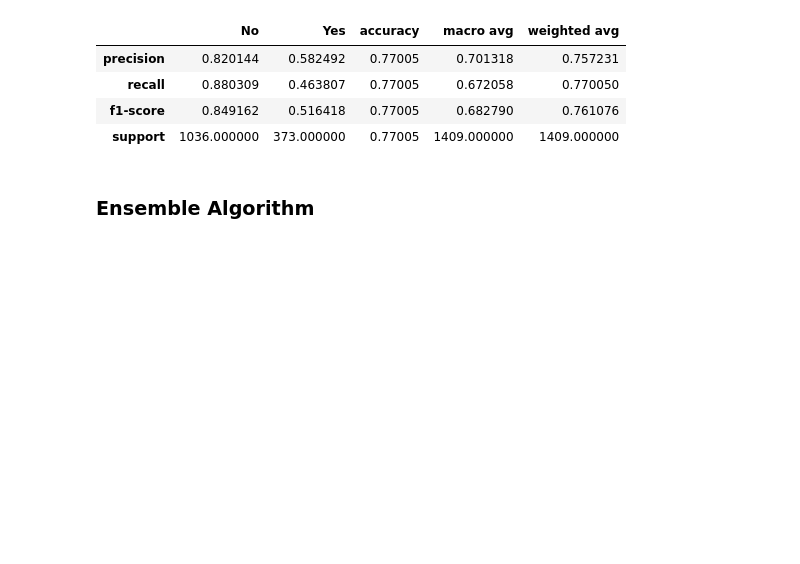
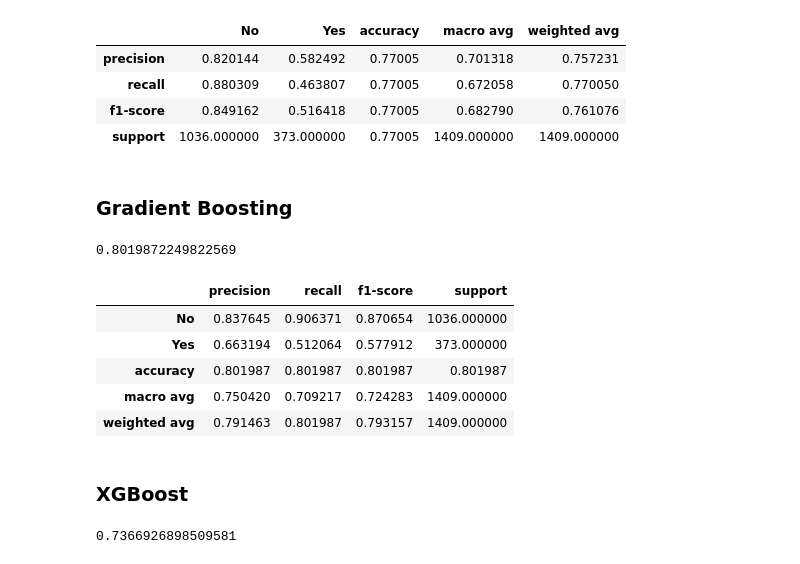
Before and after one commit to pratham122/Telco_customer_data, a Jupyter notebook: Telco_customer.ipynb, the cells around one changed output. Saved outputs shown, nothing was run; the diff lists cells and outputs as text; code cells hidden in the pictures; blank space fills up the shorter version.

```diff
--- a/Telco_customer.ipynb
+++ b/Telco_customer.ipynb
@@ -507,15 +510,15 @@ param_grid = {
 # %%
-grid = GridSearchCV(
-    DecisionTreeClassifier(random_state=42, class_weight='balanced'),
-    param_grid,
-    scoring='recall',
-    cv=5,
-    n_jobs=-1
-)
+# grid = GridSearchCV(
+#     DecisionTreeClassifier(random_state=42, class_weight='balanced'),
+#     param_grid,
+#     scoring='recall',
+#     cv=5,
+#     n_jobs=-1
+# )
 
-grid.fit(x_train_sel_oh, y_train)
-print("Best parameters:", grid.best_params_)
-print("Best cross-validation score:", grid.best_score_)
+# grid.fit(x_train_sel_oh, y_train)
+# print("Best parameters:", grid.best_params_)
+# print("Best cross-validation score:", grid.best_score_)
 # %% [output]
 Best parameters: {'criterion': 'gini', 'max_depth': 7, 'min_samples_leaf': 5, 'min_samples_split': 20}
 Best cross-validation score: 0.8088227424749164
@@ -559,5 +562,44 @@ pd.DataFrame(classification_report(y_test, y_pred_sgdc, target_names=le.classes_
 | recall | 0.880309 | 0.463807 | 0.77005 | 0.672058 | 0.770050 |
 | f1-score | 0.849162 | 0.516418 | 0.77005 | 0.682790 | 0.761076 |
 | support | 1036.000000 | 373.000000 | 0.77005 | 1409.000000 | 1409.000000 |
-# %% [markdown]
-### Ensemble Algorithm
+# %% [markdown]
+### Gradient Boosting
+# %%
+gb = GradientBoostingClassifier(
+    n_estimators=200,
+    learning_rate=0.05,
+    max_depth=3,
+    random_state=42
+)
+gb.fit(x_train_sel_oh, y_train)
+y_pred_gb = gb.predict(x_test_sel_oh)
+accuracy_score(y_test, y_pred_gb)
+# %% [output]
+0.8019872249822569
+# %%
+pd.DataFrame(classification_report(y_test, y_pred_gb, target_names=le.classes_, output_dict=True)).transpose()
+# Good precision but very low recall for "Yes" class.
+# %% [output]
+|  | precision | recall | f1-score | support |
+| No | 0.837645 | 0.906371 | 0.870654 | 1036.000000 |
+| Yes | 0.663194 | 0.512064 | 0.577912 | 373.000000 |
+| accuracy | 0.801987 | 0.801987 | 0.801987 | 0.801987 |
+| macro avg | 0.750420 | 0.709217 | 0.724283 | 1409.000000 |
+| weighted avg | 0.791463 | 0.801987 | 0.793157 | 1409.000000 |
+# %% [markdown]
+### XGBoost
+# %%
+xgb = XGBClassifier(
+    n_estimators=300,
+    max_depth=4,
+    learning_rate=0.05,
+    scale_pos_weight = len(y_train[y_train==0]) / len(y_train[y_train==1]),
+    subsample=0.8,
+    colsample_bytree=0.8,
+    random_state=42
+)
+xgb.fit(x_train_sel_oh, y_train)
+y_pred_xgb = xgb.predict(x_test_sel_oh)
+accuracy_score(y_test, y_pred_xgb)
+# %% [output]
+0.7366926898509581
```
Also changed, not shown: parts of 7 cells of this notebook, 1 other file.
